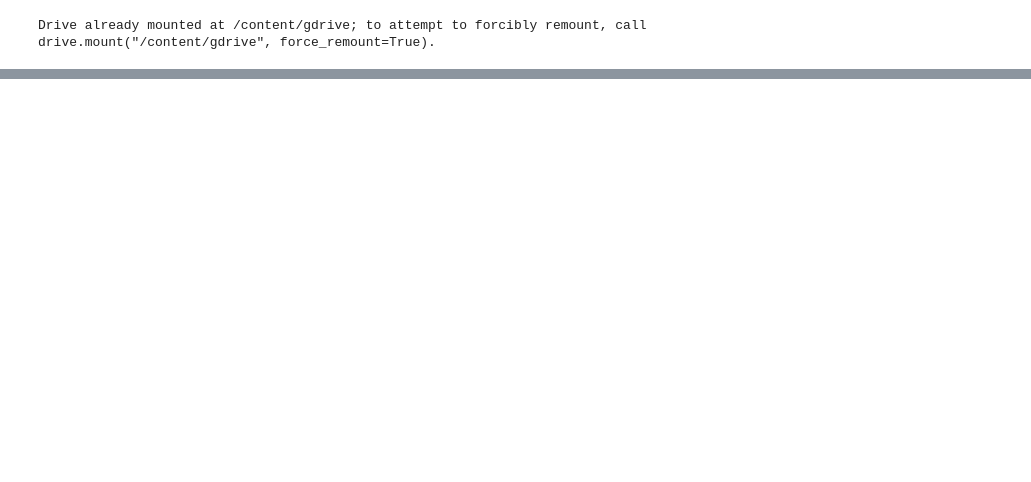
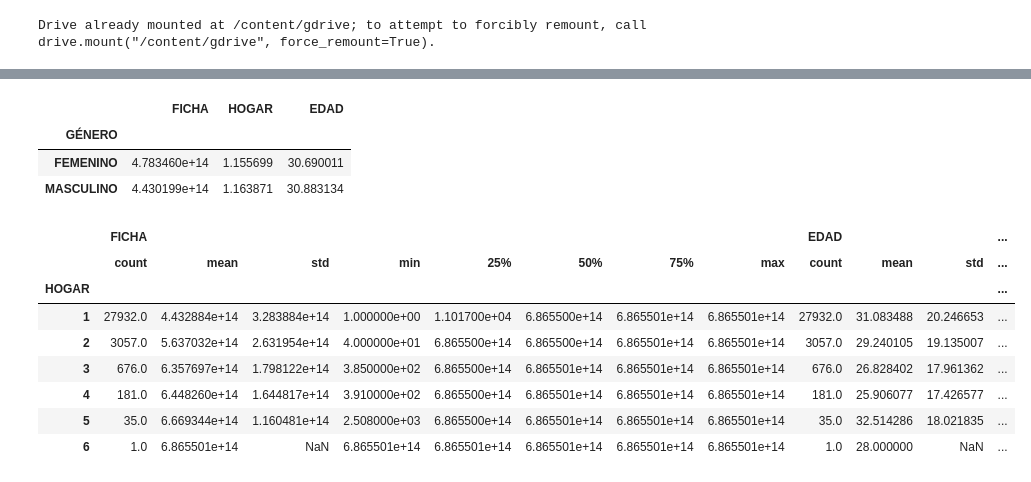
Before and after one commit to Whippoorwil/Proyecto-Ciencia-de-Datos, a Jupyter notebook: data_science_ejercicio.ipynb, the cells around one changed output, grey strips where cells are left out. Cells and saved outputs as stored; diff of their text form; code cells hidden in the pictures; blank space fills up the shorter version.

```diff
--- a/data_science_ejercicio.ipynb
+++ b/data_science_ejercicio.ipynb
@@ -25,0 +37,19 @@ Name: GRUPO ETARÍO, Length: 177641, dtype: object
+# %%
+sisben.groupby("GÉNERO").mean()
+# %% [output]
+|  | FICHA | HOGAR | EDAD |
+| GÉNERO |  |  |  |
+| FEMENINO | 4.783460e+14 | 1.155699 | 30.690011 |
+| MASCULINO | 4.430199e+14 | 1.163871 | 30.883134 |
+# %%
+sisben.groupby('HOGAR').describe()
+# %% [output]
+|  | FICHA |  |  |  |  |  |  |  | EDAD |  |  | ... |
+|  | count | mean | std | min | 25% | 50% | 75% | max | count | mean | std | ... |
+| HOGAR |  |  |  |  |  |  |  |  |  |  |  | ... |
+| 1 | 27932.0 | 4.432884e+14 | 3.283884e+14 | 1.000000e+00 | 1.101700e+04 | 6.865500e+14 | 6.865501e+14 | 6.865501e+14 | 27932.0 | 31.083488 | 20.246653 | ... |
+| 2 | 3057.0 | 5.637032e+14 | 2.631954e+14 | 4.000000e+01 | 6.865500e+14 | 6.865500e+14 | 6.865501e+14 | 6.865501e+14 | 3057.0 | 29.240105 | 19.135007 | ... |
+| 3 | 676.0 | 6.357697e+14 | 1.798122e+14 | 3.850000e+02 | 6.865500e+14 | 6.865501e+14 | 6.865501e+14 | 6.865501e+14 | 676.0 | 26.828402 | 17.961362 | ... |
+| 4 | 181.0 | 6.448260e+14 | 1.644817e+14 | 3.910000e+02 | 6.865500e+14 | 6.865501e+14 | 6.865501e+14 | 6.865501e+14 | 181.0 | 25.906077 | 17.426577 | ... |
+| 5 | 35.0 | 6.669344e+14 | 1.160481e+14 | 2.508000e+03 | 6.865500e+14 | 6.865501e+14 | 6.865501e+14 | 6.865501e+14 | 35.0 | 32.514286 | 18.021835 | ... |
+| 6 | 1.0 | 6.865501e+14 | NaN | 6.865501e+14 | 6.865501e+14 | 6.865501e+14 | 6.865501e+14 | 6.865501e+14 | 1.0 | 28.000000 | NaN | ... |
```
Also changed, not shown: parts of 9 cells of this notebook.
